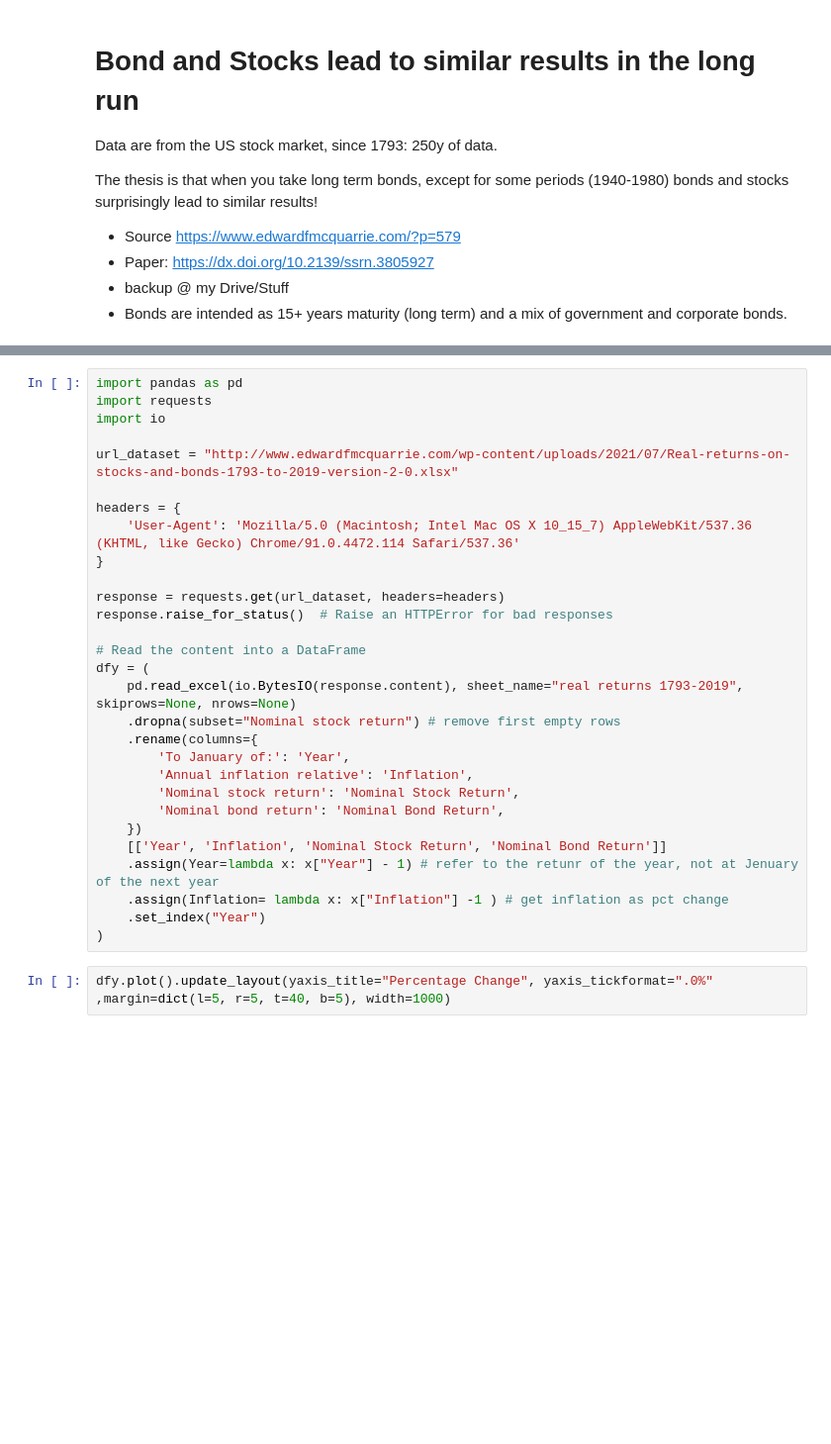
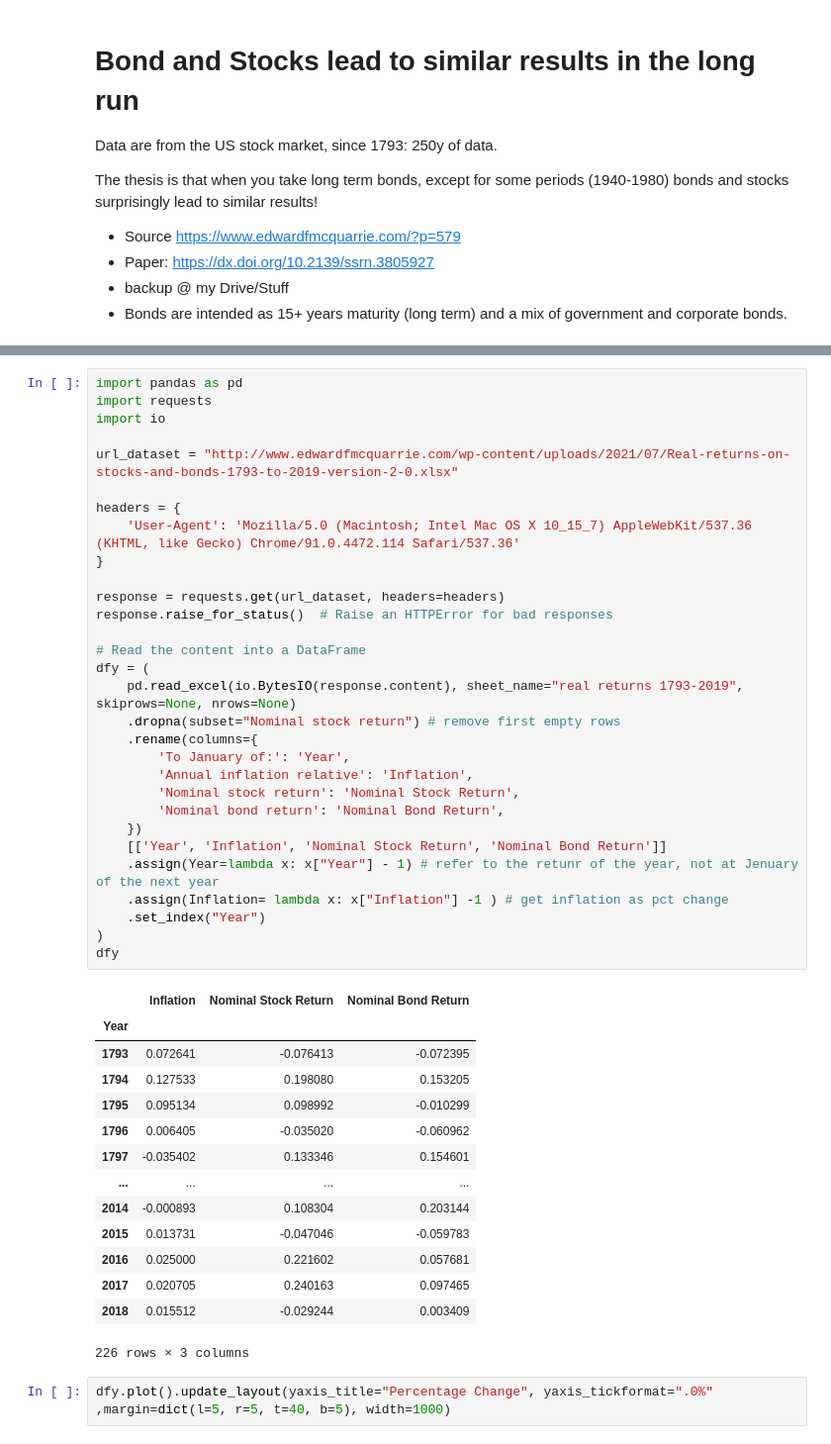
Before and after one commit to danieleongari/saturdaymorningdsprojects, a Jupyter notebook: 02_sp500_timing/3_bonds_stocks_are_same.ipynb, the cells around one changed output, grey strips where cells are left out. Shown at 99% size. Drawn from its saved outputs; the diff is of its cells as text; blank space fills up the shorter version.

```diff
--- a/02_sp500_timing/3_bonds_stocks_are_same.ipynb
+++ b/02_sp500_timing/3_bonds_stocks_are_same.ipynb
@@ -28,32 +24,48 @@ ssl._create_default_https_context = ssl._create_unverified_context # Needed to d
 # %%
 import pandas as pd
 import requests
 import io
 
 url_dataset = "http://www.edwardfmcquarrie.com/wp-content/uploads/2021/07/Real-returns-on-stocks-and-bonds-1793-to-2019-version-2-0.xlsx"
 
 headers = {
     'User-Agent': 'Mozilla/5.0 (Macintosh; Intel Mac OS X 10_15_7) AppleWebKit/537.36 (KHTML, like Gecko) Chrome/91.0.4472.114 Safari/537.36'
 }
 
 response = requests.get(url_dataset, headers=headers)
 response.raise_for_status()  # Raise an HTTPError for bad responses
 
 # Read the content into a DataFrame
 dfy = (
     pd.read_excel(io.BytesIO(response.content), sheet_name="real returns 1793-2019", skiprows=None, nrows=None)
     .dropna(subset="Nominal stock return") # remove first empty rows
     .rename(columns={
         'To January of:': 'Year',
         'Annual inflation relative': 'Inflation',
         'Nominal stock return': 'Nominal Stock Return',
         'Nominal bond return': 'Nominal Bond Return',
     })
     [['Year', 'Inflation', 'Nominal Stock Return', 'Nominal Bond Return']]
     .assign(Year=lambda x: x["Year"] - 1) # refer to the retunr of the year, not at Jenuary of the next year
     .assign(Inflation= lambda x: x["Inflation"] -1 ) # get inflation as pct change
     .set_index("Year")
 )
+dfy
+# %% [output]
+|  | Inflation | Nominal Stock Return | Nominal Bond Return |
+| Year |  |  |  |
+| 1793 | 0.072641 | -0.076413 | -0.072395 |
+| 1794 | 0.127533 | 0.198080 | 0.153205 |
+| 1795 | 0.095134 | 0.098992 | -0.010299 |
+| 1796 | 0.006405 | -0.035020 | -0.060962 |
+| 1797 | -0.035402 | 0.133346 | 0.154601 |
+| ... | ... | ... | ... |
+| 2014 | -0.000893 | 0.108304 | 0.203144 |
+| 2015 | 0.013731 | -0.047046 | -0.059783 |
+| 2016 | 0.025000 | 0.221602 | 0.057681 |
+| 2017 | 0.020705 | 0.240163 | 0.097465 |
+| 2018 | 0.015512 | -0.029244 | 0.003409 |
+226 rows × 3 columns
 # %%
 dfy.plot().update_layout(yaxis_title="Percentage Change", yaxis_tickformat=".0%" ,margin=dict(l=5, r=5, t=40, b=5), width=1000)
 # %% [output]
```
Also changed, not shown: parts of 15 cells of this notebook, 2 other files.
